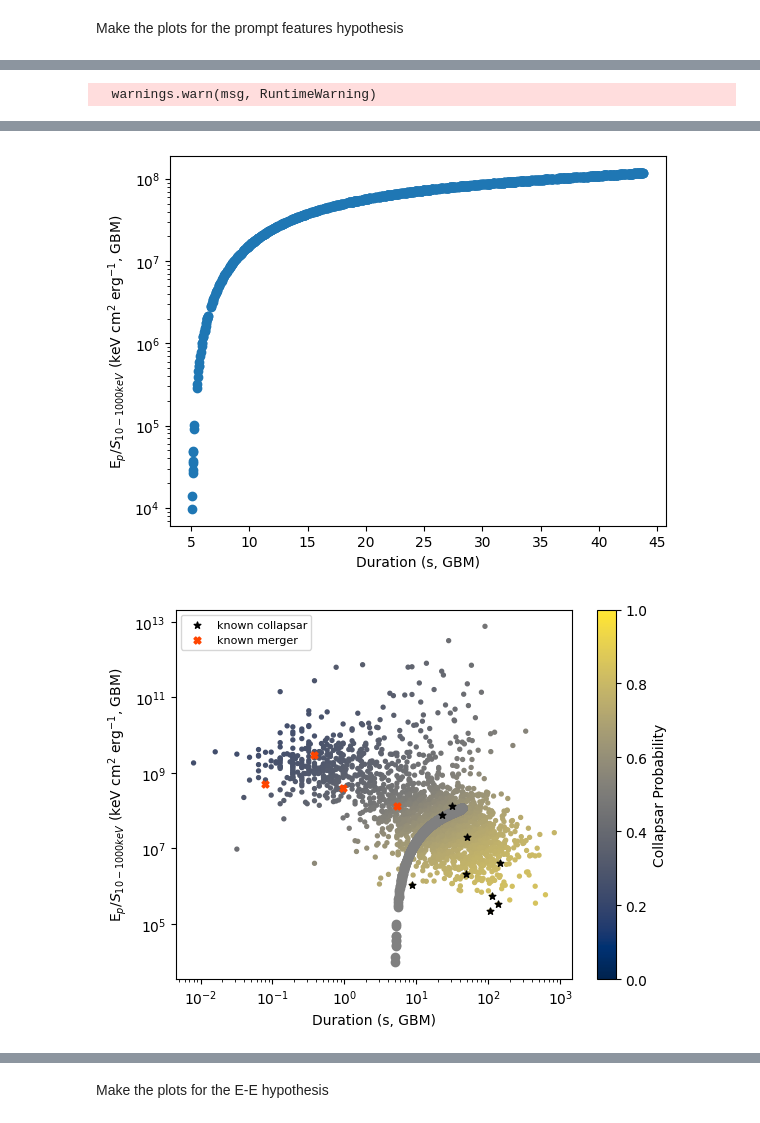
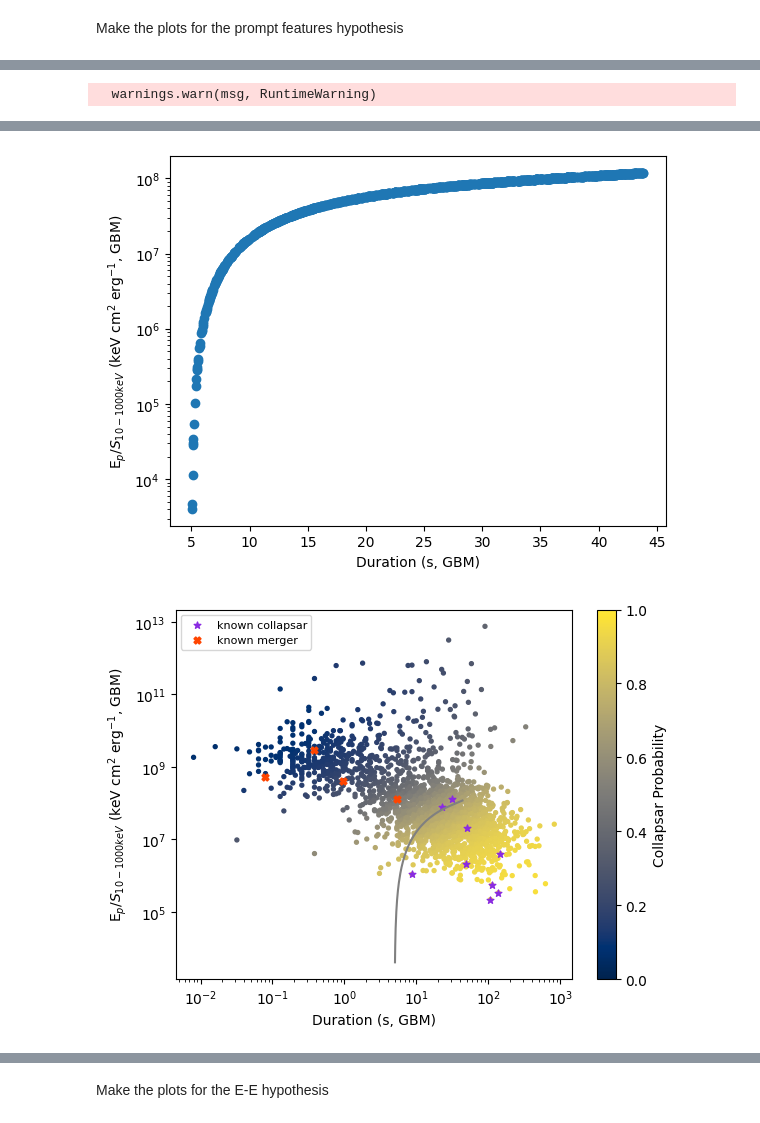
Before and after one commit to PiNuessle/Novel_SVM_GRB_Progenitor_Classifier, a Jupyter notebook: Main_Analysis.ipynb, the cells around one changed output, grey strips where cells are left out. Saved outputs shown, nothing was run; the diff lists cells and outputs as text; code cells hidden in the pictures.

```diff
--- a/Main_Analysis.ipynb
+++ b/Main_Analysis.ipynb
@@ -226,9 +260,11 @@ peak_E_guess= 350 #keV, it's just sort of back of the envelope given what's in t
 # speed_light=3e10 #now in cm/s
 # H_0=70*10**5/(3.086e24)
 z_sim=np.random.uniform(low = 1, high = 800, size=1000)/100 #pick one random redshift that ranges from v close to v far away
+z_sim=np.sort(z_sim)
+# print(z_sim)
 # z_sim=np.zeros(1)
-p_1=-1 #0.674 #guessed based on the catalog when I filtered out only the Band-fitted bursts shorter than 5 seconds
-p_2=-2.42 # similar to the last one
+p_1=-0.800 #0.674 #guessed based on the catalog when I filtered out only the Band-fitted bursts shorter than 5 seconds
+p_2=-2.76 # similar to the last one
 E_iso_rest=3e52 #ergs. IDK, it's just a guesstimate of how bright merger GRBs tend to be based on Minaev and Pozanenko 2019
 # counts_stretched=avg_counts/t90_stretched
 lower_limit=lower_limit_finder(orig_t90)
@@ -311,8 +347,8 @@ plt.show()
 plt.figure()
 pp=plt.scatter(10**xx2, 10**xx1,c=p[:,1],s=8,cmap='cividis', vmin=0, vmax=1)
 plt.colorbar(pp,label='Collapsar Probability')
-pp=plt.scatter(xx4, xx3, c='0.5')#,c=p_3[:,1],s=8,cmap='cividis')
-plt.scatter(10**dfc['t90'], 10**dfc['Peak_E_over_Flu'],c='black',label='known collapsar',s=25, marker="*")
+pp=plt.plot(xx4, xx3, c='0.5',  marker=' ', linestyle='-')#,c=p_3[:,1],s=8,cmap='cividis')
+plt.scatter(10**dfc['t90'], 10**dfc['Peak_E_over_Flu'],c='blueviolet',label='known collapsar',s=25, marker="*")
 plt.scatter(10**dfm['t90'], 10**dfm['Peak_E_over_Flu'],c='orangered',label='known merger',s=25, marker="X")
 plt.legend(loc="upper left", prop={'size': 8})
 plt.xlabel('Duration (s, GBM)')
@@ -332,5 +368,5 @@ plt.show()
-[figure, old version]
+[figure, new version]
-[figure, old version]
+[figure, new version]
 # %%
 ########
 if 'fluence_mod' in locals():
```
Also changed, not shown: parts of 13 cells of this notebook, 6 other files.
